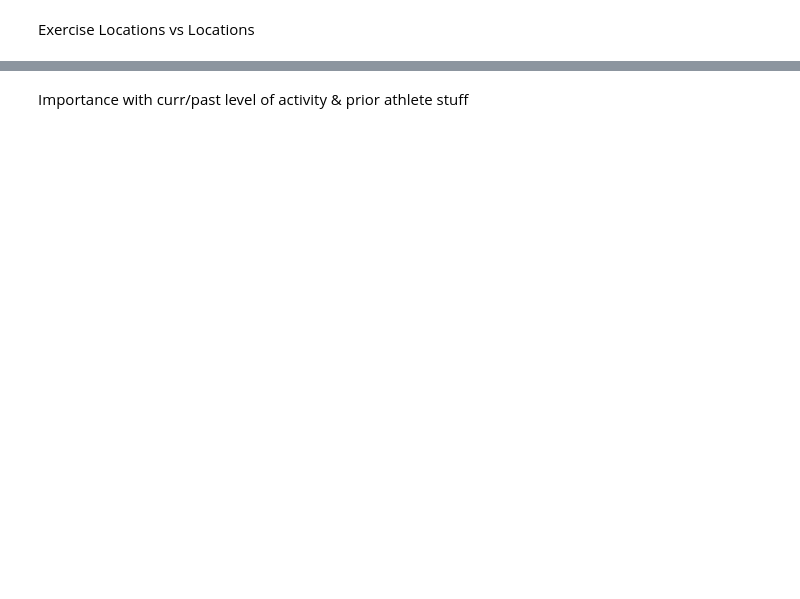
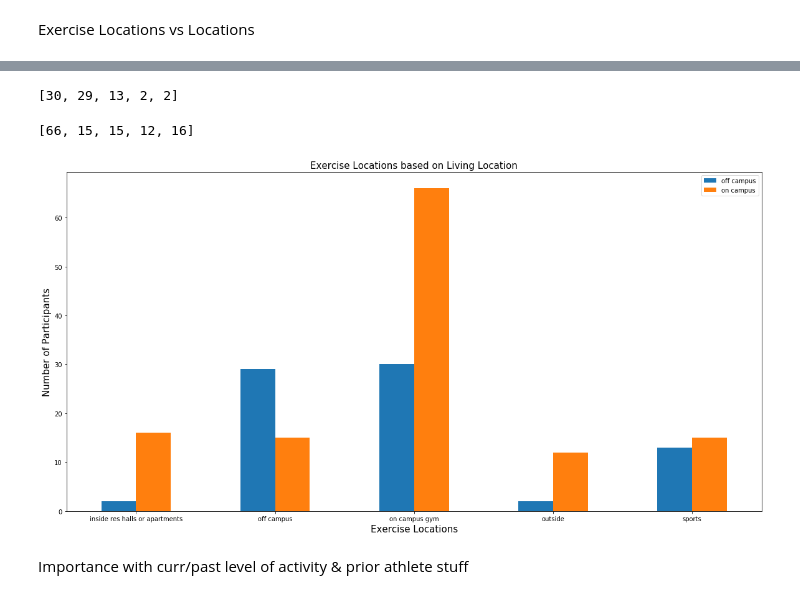
Before and after one commit to mirandago/cogs164_proximity, a Jupyter notebook: Other Data.ipynb, the cells around one changed output, grey strips where cells are left out. Cells and saved outputs as stored; diff of their text form; code cells hidden in the pictures; blank space fills up the shorter version.

```diff
--- a/Other Data.ipynb
+++ b/Other Data.ipynb
@@ -27,0 +129,29 @@ Exercise Locations vs Locations
+# %%
+'''
+Indexed by:
+0: "At an on campus gym (Main Gym, RIMAC, Spanos, Keeling, Canyon View)"
+1: "Off Campus"
+2: "Sports (IM, Club, Division)"
+3: "Outside (on campus)"
+4: "Inside the Residential Halls/Apartments"
+'''
+off_campus_count = [0,0,0,0,0]
+def categorize_exercise_locations_off (title):
+    title = str(title).lower()
+    title = title.strip()
+
+    if "at an on campus gym" in title:
+        off_campus_count[0] += 1
+    if "off campus" in title:
+        off_campus_count[1] += 1
+    if "sports" in title:
+        off_campus_count[2] += 1
+    if "outside" in title:
+        off_campus_count[3] += 1
+    if "inside the res" in title:
+        off_campus_count[4] += 1
+
+df_off['exercise_locations'].apply(categorize_exercise_locations_off)
+off_campus_count
+# %% [output]
+[30, 29, 13, 2, 2]
@@ -28,2 +161,41 @@ Exercise Locations vs Locations
+# %%
+on_campus_count = [0,0,0,0,0]
+def categorize_exercise_locations_on (title):
+    title = str(title).lower()
+    title = title.strip()
+
+    if "at an on campus gym" in title:
+        on_campus_count[0] += 1
+    if "off campus" in title:
+        on_campus_count[1] += 1
+    if "sports" in title:
+        on_campus_count[2] += 1
+    if "outside" in title:
+        on_campus_count[3] += 1
+    if "inside the res" in title:
+        on_campus_count[4] += 1
+
+df_on['exercise_locations'].apply(categorize_exercise_locations_on)
+on_campus_count
+# %% [output]
+[66, 15, 15, 12, 16]
+# %%
+on_campus_gym = [off_campus_count[0], on_campus_count[0]]
+off_campus = [off_campus_count[1], on_campus_count[1]]
+sports = [off_campus_count[2], on_campus_count[2]]
+outside = [off_campus_count[3], on_campus_count[3]]
+inside_res = [off_campus_count[4], on_campus_count[4]]
+
+#plot comparing on and off campus
+bar_graph = pd.DataFrame({'on campus gym': on_campus_gym, 'off campus': off_campus, 'sports': sports,
+                         'outside': outside, 'inside res halls or apartments': inside_res}, index = ['off campus','on campus']).transpose()
+
+ax = bar_graph.plot.bar(rot=0,figsize=(20,10))
+ax.set_xlabel("Exercise Locations", size = 15)
+ax.set_ylabel("Number of Participants", size = 15)
+ax.set_title("Exercise Locations based on Living Location", size = 15)
+plt.show()
+# %% [output]
+[figure, added]
 # %% [markdown]
 Importance with curr/past level of activity & prior athlete stuff
```
Also changed, not shown: parts of 18 cells of this notebook, 1 other file.
